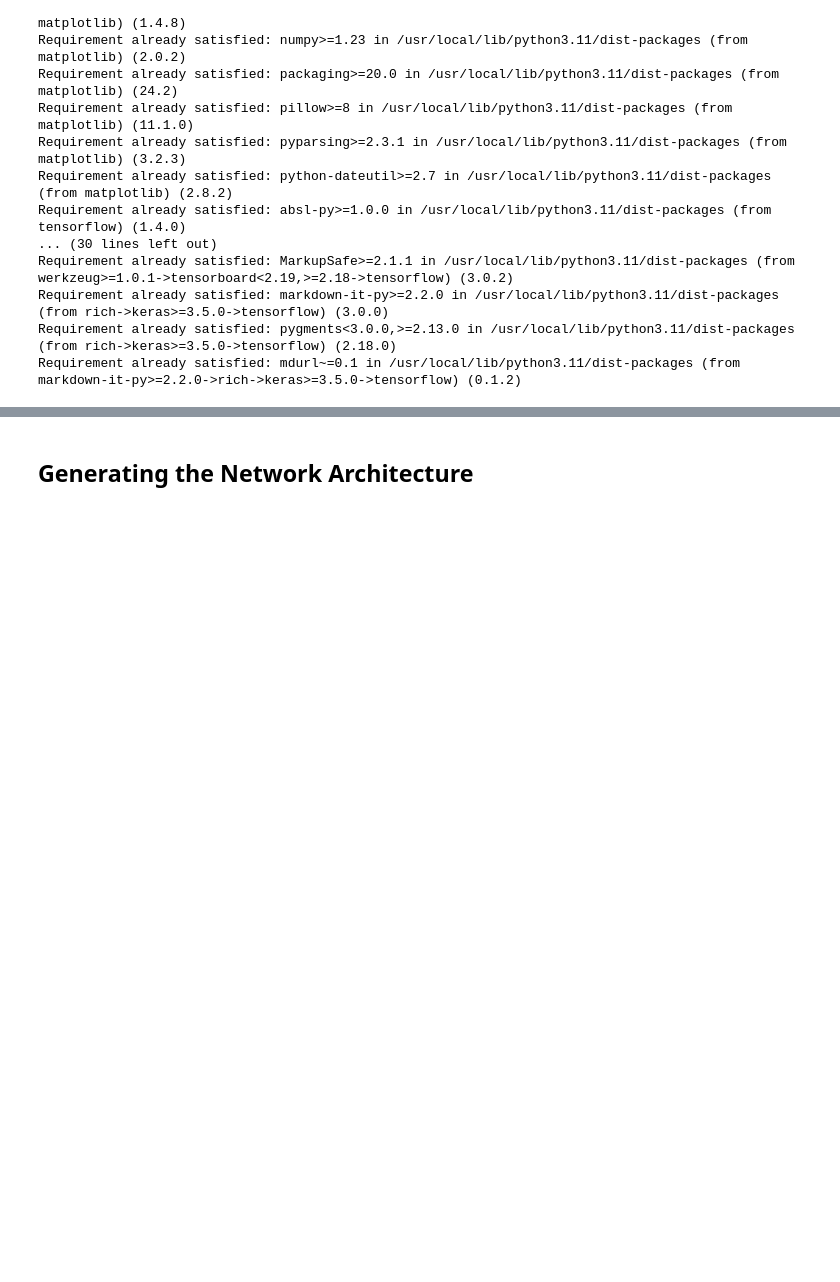
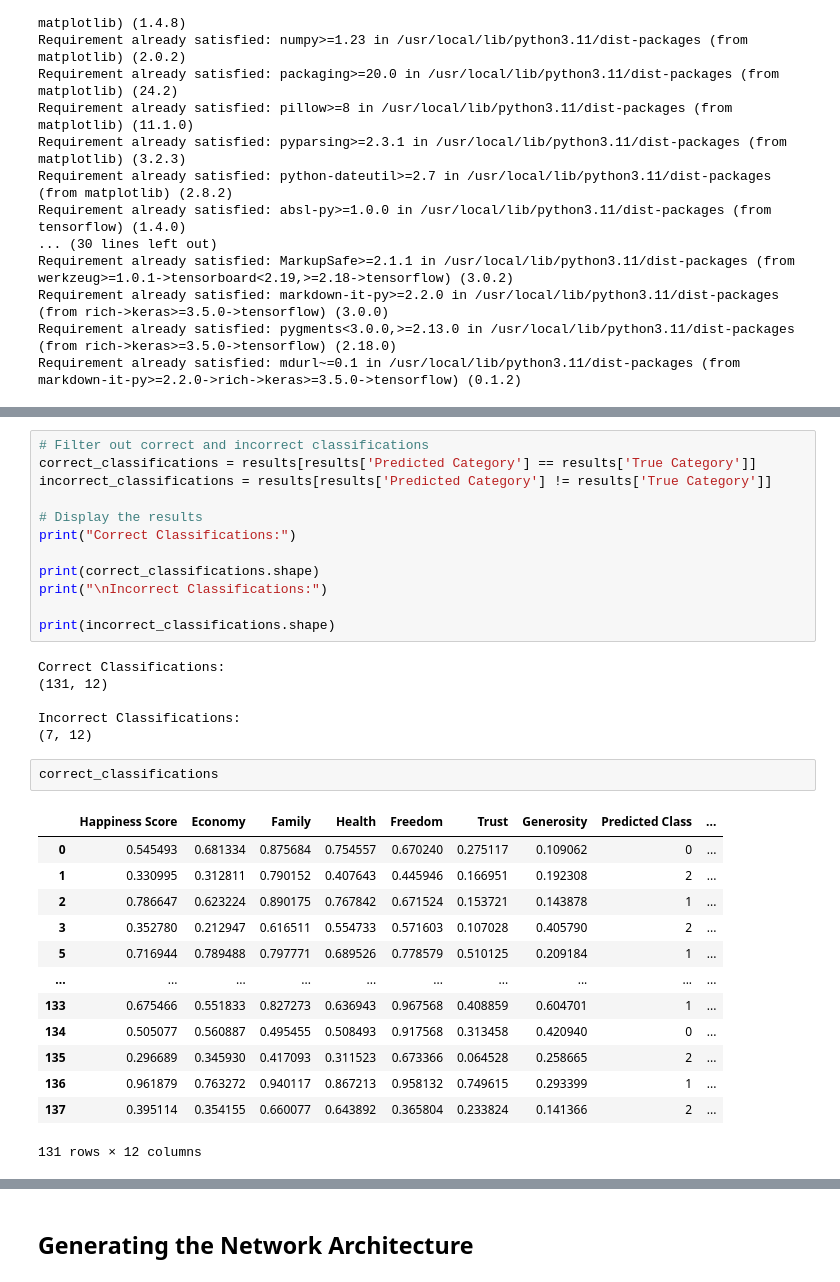
Before and after one commit to fairuznawar122/World-Happiness-Classification, a Jupyter notebook: World_Happiness_Classification_ANN.ipynb, the cells around one changed output, grey strips where cells are left out. Drawn from its saved outputs; the diff is of its cells as text; blank space fills up the shorter version.

```diff
--- a/World_Happiness_Classification_ANN.ipynb
+++ b/World_Happiness_Classification_ANN.ipynb
@@ -368,0 +430,34 @@ Requirement already satisfied: mdurl~=0.1 in /usr/local/lib/python3.11/dist-pack
+# %%
+# Filter out correct and incorrect classifications
+correct_classifications = results[results['Predicted Category'] == results['True Category']]
+incorrect_classifications = results[results['Predicted Category'] != results['True Category']]
+
+# Display the results
+print("Correct Classifications:")
+
+print(correct_classifications.shape)
+print("\nIncorrect Classifications:")
+
+print(incorrect_classifications.shape)
+# %% [output]
+Correct Classifications:
+(131, 12)
+
+Incorrect Classifications:
+(7, 12)
+# %%
+correct_classifications
+# %% [output]
+|  | Happiness Score | Economy | Family | Health | Freedom | Trust | Generosity | Predicted Class | ... |
+| 0 | 0.545493 | 0.681334 | 0.875684 | 0.754557 | 0.670240 | 0.275117 | 0.109062 | 0 | ... |
+| 1 | 0.330995 | 0.312811 | 0.790152 | 0.407643 | 0.445946 | 0.166951 | 0.192308 | 2 | ... |
+| 2 | 0.786647 | 0.623224 | 0.890175 | 0.767842 | 0.671524 | 0.153721 | 0.143878 | 1 | ... |
+| 3 | 0.352780 | 0.212947 | 0.616511 | 0.554733 | 0.571603 | 0.107028 | 0.405790 | 2 | ... |
+| 5 | 0.716944 | 0.789488 | 0.797771 | 0.689526 | 0.778579 | 0.510125 | 0.209184 | 1 | ... |
+| ... | ... | ... | ... | ... | ... | ... | ... | ... | ... |
+| 133 | 0.675466 | 0.551833 | 0.827273 | 0.636943 | 0.967568 | 0.408859 | 0.604701 | 1 | ... |
+| 134 | 0.505077 | 0.560887 | 0.495455 | 0.508493 | 0.917568 | 0.313458 | 0.420940 | 0 | ... |
+| 135 | 0.296689 | 0.345930 | 0.417093 | 0.311523 | 0.673366 | 0.064528 | 0.258665 | 2 | ... |
+| 136 | 0.961879 | 0.763272 | 0.940117 | 0.867213 | 0.958132 | 0.749615 | 0.293399 | 1 | ... |
+| 137 | 0.395114 | 0.354155 | 0.660077 | 0.643892 | 0.365804 | 0.233824 | 0.141366 | 2 | ... |
+131 rows × 12 columns
```
Also changed, not shown: parts of 11 cells of this notebook.
